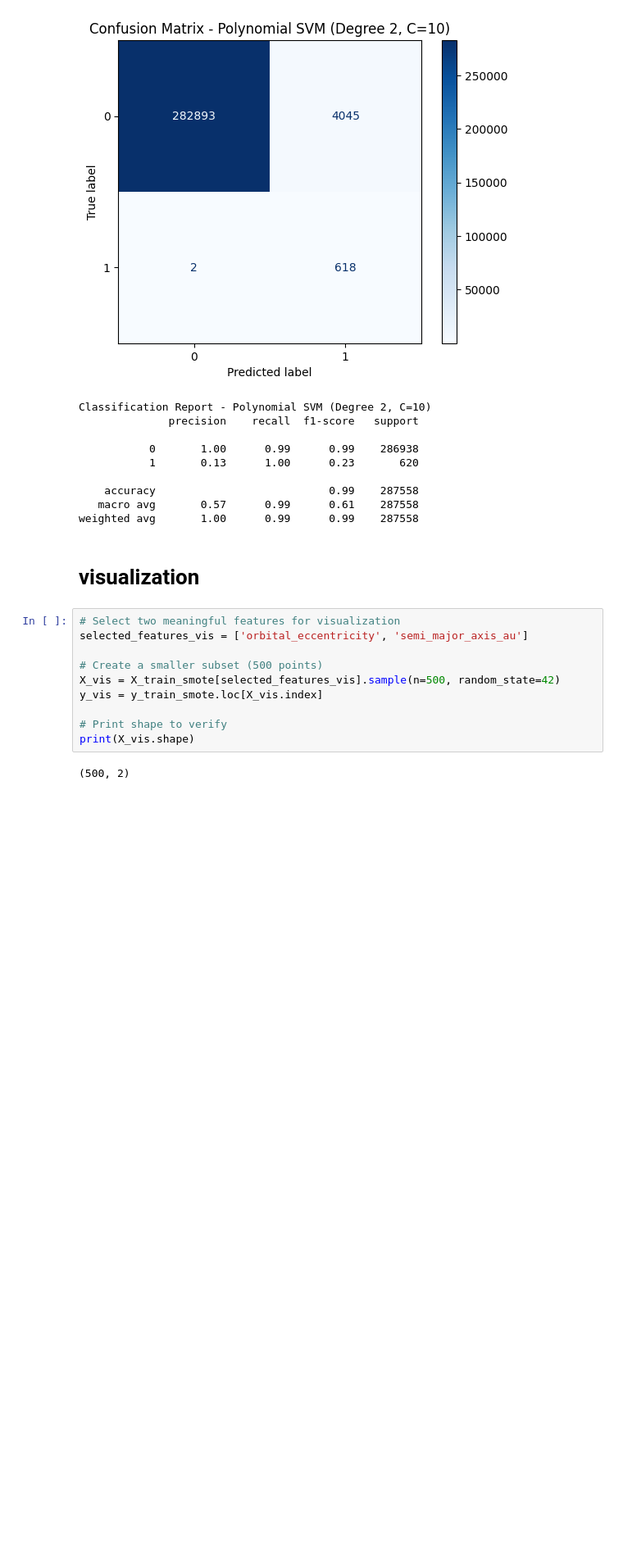
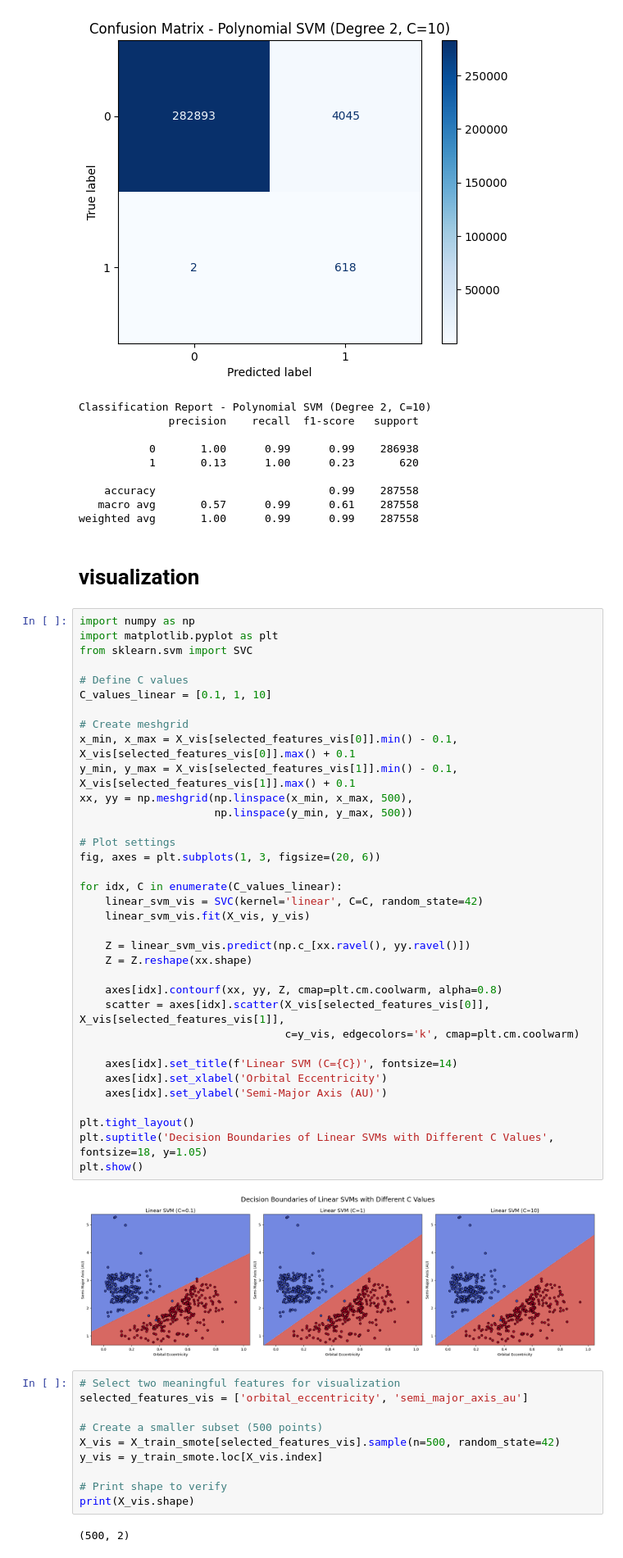
Before and after one commit to Mihirchauhan0709/ml-project, a Jupyter notebook: Models/svm.ipynb, the cells around one changed output. Shown at 82% size. Saved outputs shown, nothing was run; the diff lists cells and outputs as text; blank space fills up the shorter version.

```diff
--- a/Models/svm.ipynb
+++ b/Models/svm.ipynb
@@ -339,6 +415,43 @@ Classification Report - Polynomial SVM (Degree 2, C=10)
 weighted avg       1.00      0.99      0.99    287558
 # %% [markdown]
 # visualization
+# %%
+import numpy as np
+import matplotlib.pyplot as plt
+from sklearn.svm import SVC
+
+# Define C values
+C_values_linear = [0.1, 1, 10]
+
+# Create meshgrid
+x_min, x_max = X_vis[selected_features_vis[0]].min() - 0.1, X_vis[selected_features_vis[0]].max() + 0.1
+y_min, y_max = X_vis[selected_features_vis[1]].min() - 0.1, X_vis[selected_features_vis[1]].max() + 0.1
+xx, yy = np.meshgrid(np.linspace(x_min, x_max, 500),
+                     np.linspace(y_min, y_max, 500))
+
+# Plot settings
+fig, axes = plt.subplots(1, 3, figsize=(20, 6))
+
+for idx, C in enumerate(C_values_linear):
+    linear_svm_vis = SVC(kernel='linear', C=C, random_state=42)
+    linear_svm_vis.fit(X_vis, y_vis)
+
+    Z = linear_svm_vis.predict(np.c_[xx.ravel(), yy.ravel()])
+    Z = Z.reshape(xx.shape)
+
+    axes[idx].contourf(xx, yy, Z, cmap=plt.cm.coolwarm, alpha=0.8)
+    scatter = axes[idx].scatter(X_vis[selected_features_vis[0]], X_vis[selected_features_vis[1]],
+                                c=y_vis, edgecolors='k', cmap=plt.cm.coolwarm)
+
+    axes[idx].set_title(f'Linear SVM (C={C})', fontsize=14)
+    axes[idx].set_xlabel('Orbital Eccentricity')
+    axes[idx].set_ylabel('Semi-Major Axis (AU)')
+
+plt.tight_layout()
+plt.suptitle('Decision Boundaries of Linear SVMs with Different C Values', fontsize=18, y=1.05)
+plt.show()
+# %% [output]
+[figure, added]
 # %%
 # Select two meaningful features for visualization
 selected_features_vis = ['orbital_eccentricity', 'semi_major_axis_au']
```
Also changed, not shown: parts of 3 cells of this notebook, 3 other files.
